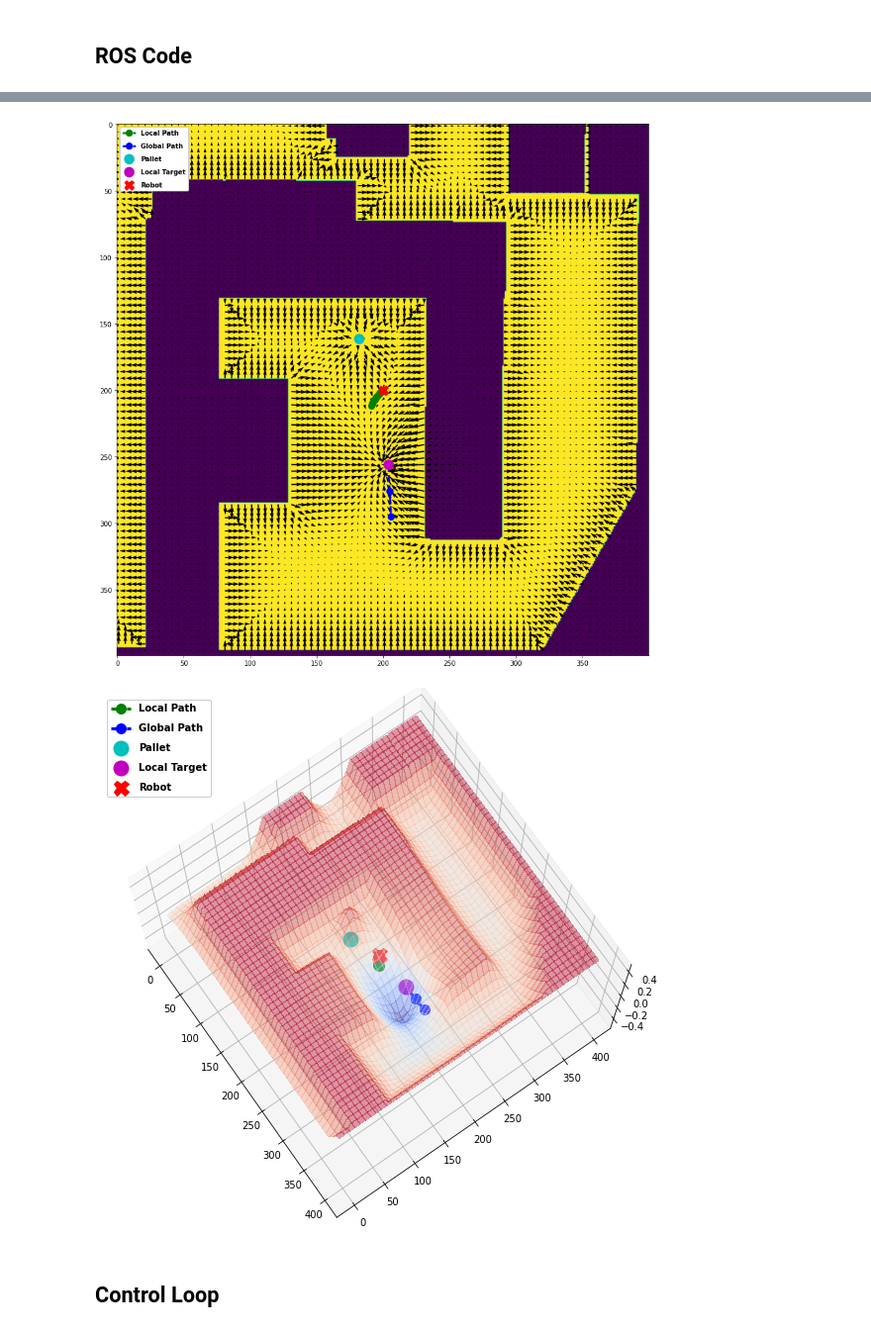
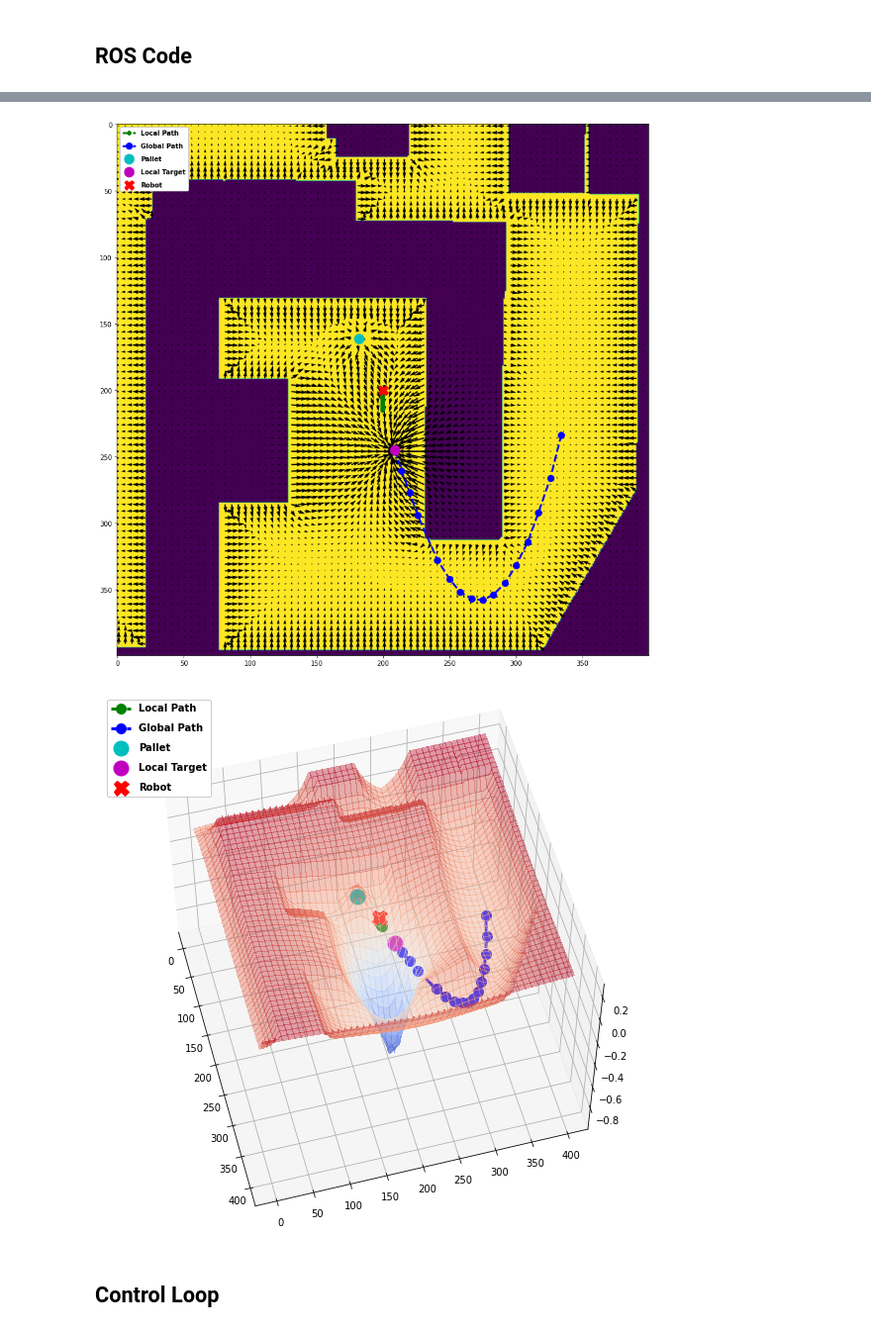
Before and after one commit to scifiswapnil/decentralized-payload-transport, a Jupyter notebook: src/jackal_workspace/scripts/LocalPlanner.ipynb, the cells around one changed output, grey strips where cells are left out. Shown: that part at 99% size. Cells and saved outputs as stored; diff of their text form; code cells hidden in the pictures.

```diff
--- a/src/jackal_workspace/scripts/LocalPlanner.ipynb
+++ b/src/jackal_workspace/scripts/LocalPlanner.ipynb
@@ -339,11 +341,11 @@ if type(None) != type(agent_current_odom):
 a.extract_local_path(globalpath)
 localtarget , globalpath= a.extract_immediate_goal(globalpath)
 forces = 0
-forces = forces + a.compute_repulsive_force(objects = objects_in_region,influence_radius = 2, repulsive_coef = 2.0)
-forces = forces + a.compute_attractive_force(goal = localtarget, influence_radius = 3, coef=1.5)
+forces = forces + a.compute_repulsive_force(objects = objects_in_region,influence_radius = 1.8, repulsive_coef = 1.5)
+forces = forces + a.compute_attractive_force(goal = localtarget, influence_radius = 6, coef=1.5)
 route = a.gradient_planner(forces,[200,200])
 viz_plot = a.visualize_forces(forces)
-viz_plot.plot(route[:,0],route[:,1],"go--",linewidth=3,markersize=10,label="Local Path")
+viz_plot.plot(route[:,0],route[:,1],"go--",linewidth=3,markersize=6,label="Local Path")
 viz_plot.plot(a.get_local_path()[:,0],a.get_local_path()[:,1],"bo--",linewidth=3,markersize=10,label="Global Path")
 if type(None) != type(pallet_pose):
     viz_plot.plot(localpallet[0],localpallet[1],"co",markersize=15,label="Pallet")
@@ -359,7 +361,7 @@ viz_plot.savefig("/home/scifiswapnil/Desktop/jackal_ws/log/2dplot_"+str(img_no)+
 xx, yy = np.mgrid[0:400, 0:400]
 fig = plt.figure(figsize=(10,10))
 ax = fig.add_subplot(111, projection='3d')
-ax.view_init(elev=75, azim=325)
+ax.view_init(elev=55, azim=345)
 ax.plot_surface(xx, yy, forces,cmap=cm.coolwarm,linewidth=0, antialiased=False,alpha=.4)
 ax.plot(route[:,1],route[:,0],"go--",linewidth=3,markersize=10,label="Local Path")
 ax.plot(a.get_local_path()[:,1],a.get_local_path()[:,0],"bo--",linewidth=3,markersize=10,label="Global Path")
@@ -378,35 +380,35 @@ op = grid2meters(a.global_coordinate_convert(route[-2,:]))
 cmd.pose.pose.position.x = op[0]
 cmd.pose.pose.position.y = op[1]
 # trajectory_pub.publish(cmd)
 if(globalpath.size > 0):
     pass
 else:
     testco = get_position_in_grid(current_odom).astype(np.uint16)
     final_path_array = get_line(testco[0],testco[1],final_point[0],final_point[1])
     for i in range(5,len(final_path_array),3):
         co = get_position_in_grid(current_odom).astype(np.uint16)
         a = local_region(co[0],co[1])
         viz_plot = a.visualize_forces(forces)
         viz_plot.plot(route[:,0],route[:,1],"go--",linewidth=3,markersize=10,label="Local Path")
         # viz_plot.plot(a.get_local_path()[:,0],a.get_local_path()[:,1],"bo--",linewidth=3,markersize=10,label="Global Path")
         if type(None) != type(pallet_pose):
             viz_plot.plot(localpallet[0],localpallet[1],"co",markersize=15,label="Pallet")
         viz_plot.plot(localtarget[0],localtarget[1],"mo",markersize=15,label="Local Target")
         if type(None) != type(agent_current_odom):
             viz_plot.plot(other_agent[0],other_agent[1],"ro",markersize=15,label="Other agent")
         viz_plot.plot(200,200,"rX",markersize=15,label="Robot")
         viz_plot.legend(loc="upper left",labelspacing=1,prop={'weight':'bold'},facecolor="w",framealpha=1)
         img_no = img_no + 1
         viz_plot.savefig("/home/scifiswapnil/Desktop/jackal_ws/log/plot_"+str(img_no)+".png")
         cmd.pose.header.frame_id = "map"
         op = grid2meters(final_path_array[i])
         cmd.pose.pose.position.x = op[0]
         cmd.pose.pose.position.y = op[1]
 #         trajectory_pub.publish(cmd)
         time.sleep(0.5)
 # %% [output]
-[figure, old version]
+[figure, new version]
-[figure, old version]
+[figure, new version]
 # %% [markdown]
 ## Control Loop
 # %% [markdown]
```
Also changed, not shown: parts of 1 cell of this notebook, 7 other files.
